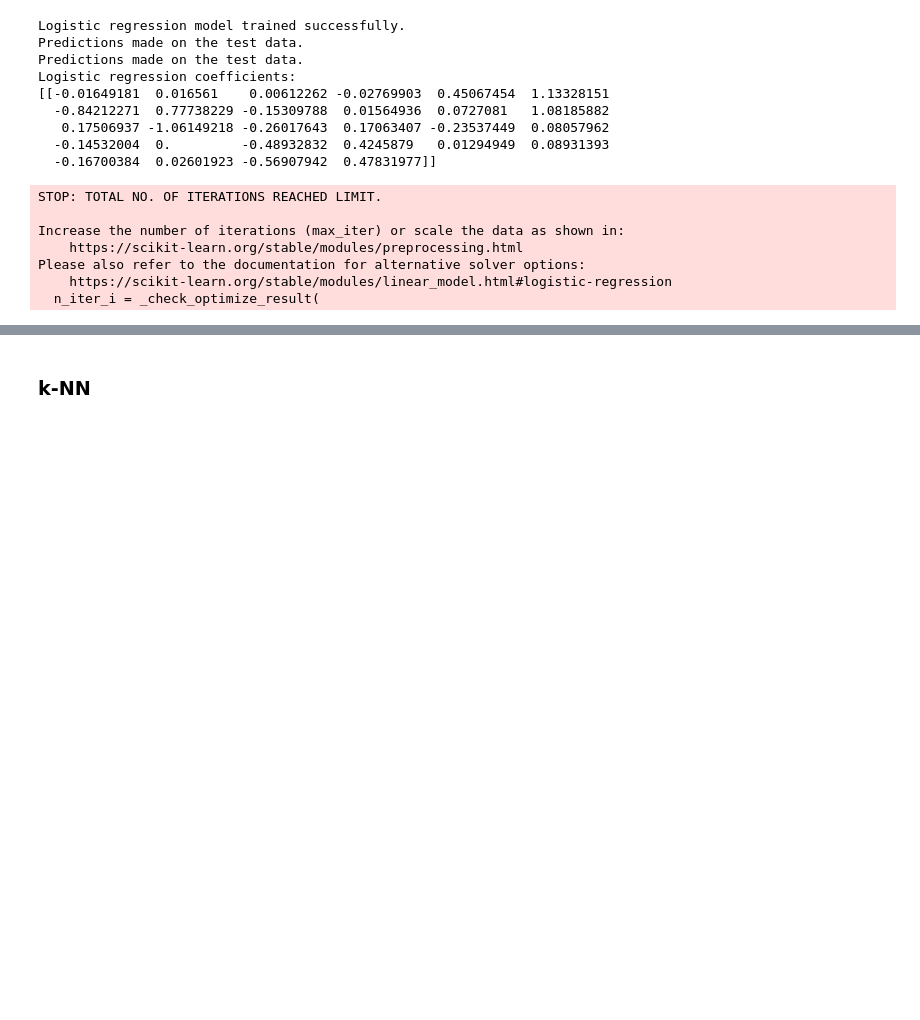
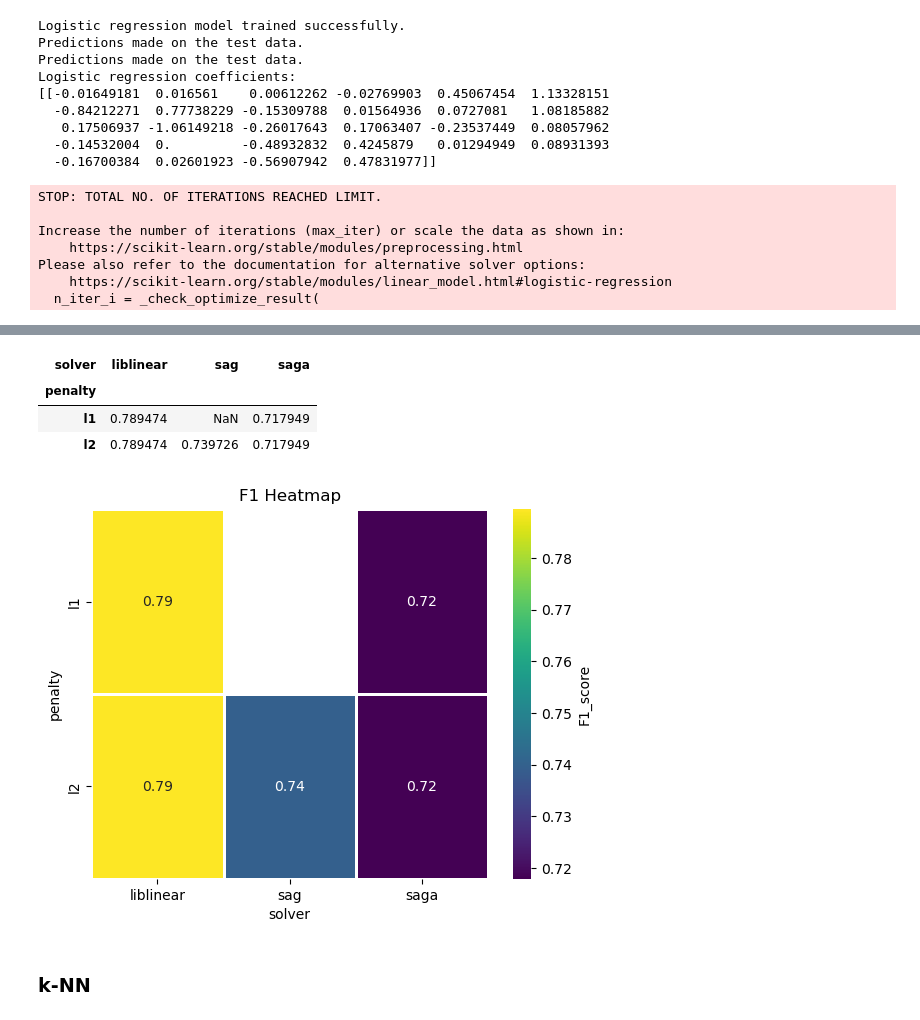
Before and after one commit to aleksandra-maciruta/BINF5507, a Jupyter notebook: Assignment_2/Scripts/main.ipynb, the cells around one changed output, grey strips where cells are left out. Drawn from its saved outputs; the diff is of its cells as text; code cells hidden in the pictures; blank space fills up the shorter version.

```diff
--- a/Assignment_2/Scripts/main.ipynb
+++ b/Assignment_2/Scripts/main.ipynb
@@ -377,0 +453,17 @@ for (a, l1) in alphas_l1s:
+# %%
+f1_heatmap = pd.DataFrame(f1, columns=["penalty", "solver", "F1"]).pivot(index="penalty", columns="solver", values="F1")
+f1_heatmap
+# %% [output]
+| solver | liblinear | sag | saga |
+| penalty |  |  |  |
+| l1 | 0.789474 | NaN | 0.717949 |
+| l2 | 0.789474 | 0.739726 | 0.717949 |
+# %%
+ax = sns.heatmap(f1_heatmap,
+             annot=True,
+             cmap='viridis',
+             linewidths=1,
+             linecolor='white',
+             cbar_kws={'label': 'F1_score'}).set_title("F1 Heatmap")
+# %% [output]
+[figure, added]
```
Also changed, not shown: parts of 46 cells of this notebook, 1 other file.
